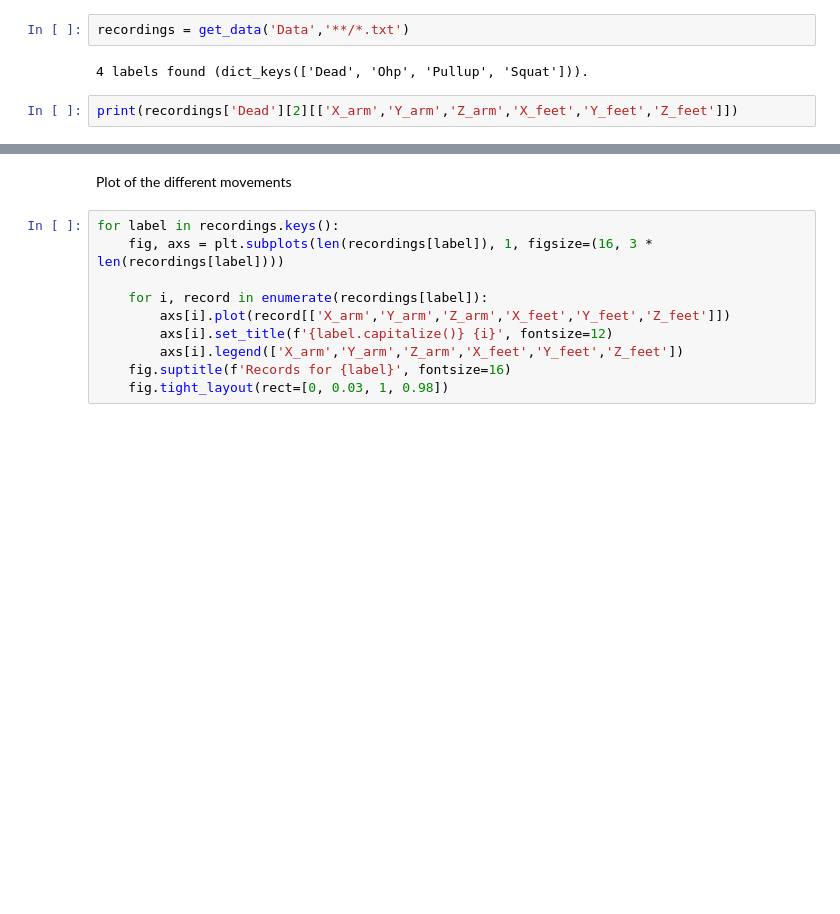
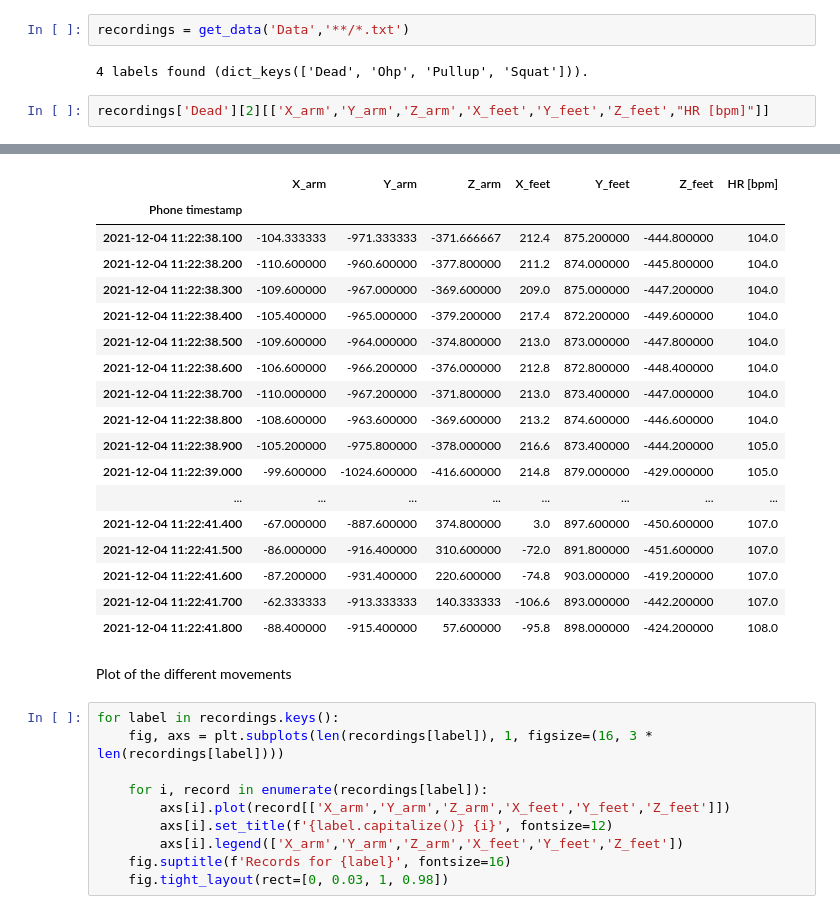
Before and after one commit to UncleBen420/QSelf_Project_Weightlifting_Tracker, a Jupyter notebook: notebook_for_testing.ipynb, the cells around one changed output, grey strips where cells are left out. Drawn from its saved outputs; the diff is of its cells as text; blank space fills up the shorter version.

```diff
--- a/notebook_for_testing.ipynb
+++ b/notebook_for_testing.ipynb
@@ -106,5 +106,5 @@ recordings = get_data('Data','**/*.txt')
 # %% [output]
 4 labels found (dict_keys(['Dead', 'Ohp', 'Pullup', 'Squat'])).
 # %%
-print(recordings['Dead'][2][['X_arm','Y_arm','Z_arm','X_feet','Y_feet','Z_feet']])
+recordings['Dead'][2][['X_arm','Y_arm','Z_arm','X_feet','Y_feet','Z_feet',"HR [bpm]"]]
 # %% [output]
@@ -128,3 +111,21 @@ Phone timestamp
+|  | X_arm | Y_arm | Z_arm | X_feet | Y_feet | Z_feet | HR [bpm] |
+| Phone timestamp |  |  |  |  |  |  |  |
+| 2021-12-04 11:22:38.100 | -104.333333 | -971.333333 | -371.666667 | 212.4 | 875.200000 | -444.800000 | 104.0 |
+| 2021-12-04 11:22:38.200 | -110.600000 | -960.600000 | -377.800000 | 211.2 | 874.000000 | -445.800000 | 104.0 |
+| 2021-12-04 11:22:38.300 | -109.600000 | -967.000000 | -369.600000 | 209.0 | 875.000000 | -447.200000 | 104.0 |
+| 2021-12-04 11:22:38.400 | -105.400000 | -965.000000 | -379.200000 | 217.4 | 872.200000 | -449.600000 | 104.0 |
+| 2021-12-04 11:22:38.500 | -109.600000 | -964.000000 | -374.800000 | 213.0 | 873.000000 | -447.800000 | 104.0 |
+| 2021-12-04 11:22:38.600 | -106.600000 | -966.200000 | -376.000000 | 212.8 | 872.800000 | -448.400000 | 104.0 |
+| 2021-12-04 11:22:38.700 | -110.000000 | -967.200000 | -371.800000 | 213.0 | 873.400000 | -447.000000 | 104.0 |
+| 2021-12-04 11:22:38.800 | -108.600000 | -963.600000 | -369.600000 | 213.2 | 874.600000 | -446.600000 | 104.0 |
+| 2021-12-04 11:22:38.900 | -105.200000 | -975.800000 | -378.000000 | 216.6 | 873.400000 | -444.200000 | 105.0 |
+| 2021-12-04 11:22:39.000 | -99.600000 | -1024.600000 | -416.600000 | 214.8 | 879.000000 | -429.000000 | 105.0 |
+| ... | ... | ... | ... | ... | ... | ... | ... |
+| 2021-12-04 11:22:41.400 | -67.000000 | -887.600000 | 374.800000 | 3.0 | 897.600000 | -450.600000 | 107.0 |
+| 2021-12-04 11:22:41.500 | -86.000000 | -916.400000 | 310.600000 | -72.0 | 891.800000 | -451.600000 | 107.0 |
+| 2021-12-04 11:22:41.600 | -87.200000 | -931.400000 | 220.600000 | -74.8 | 903.000000 | -419.200000 | 107.0 |
+| 2021-12-04 11:22:41.700 | -62.333333 | -913.333333 | 140.333333 | -106.6 | 893.000000 | -442.200000 | 107.0 |
+| 2021-12-04 11:22:41.800 | -88.400000 | -915.400000 | 57.600000 | -95.8 | 898.000000 | -424.200000 | 108.0 |
 # %% [markdown]
 Plot of the different movements
 # %%
```
Also changed, not shown: parts of 1 cell of this notebook, 16 other files.
